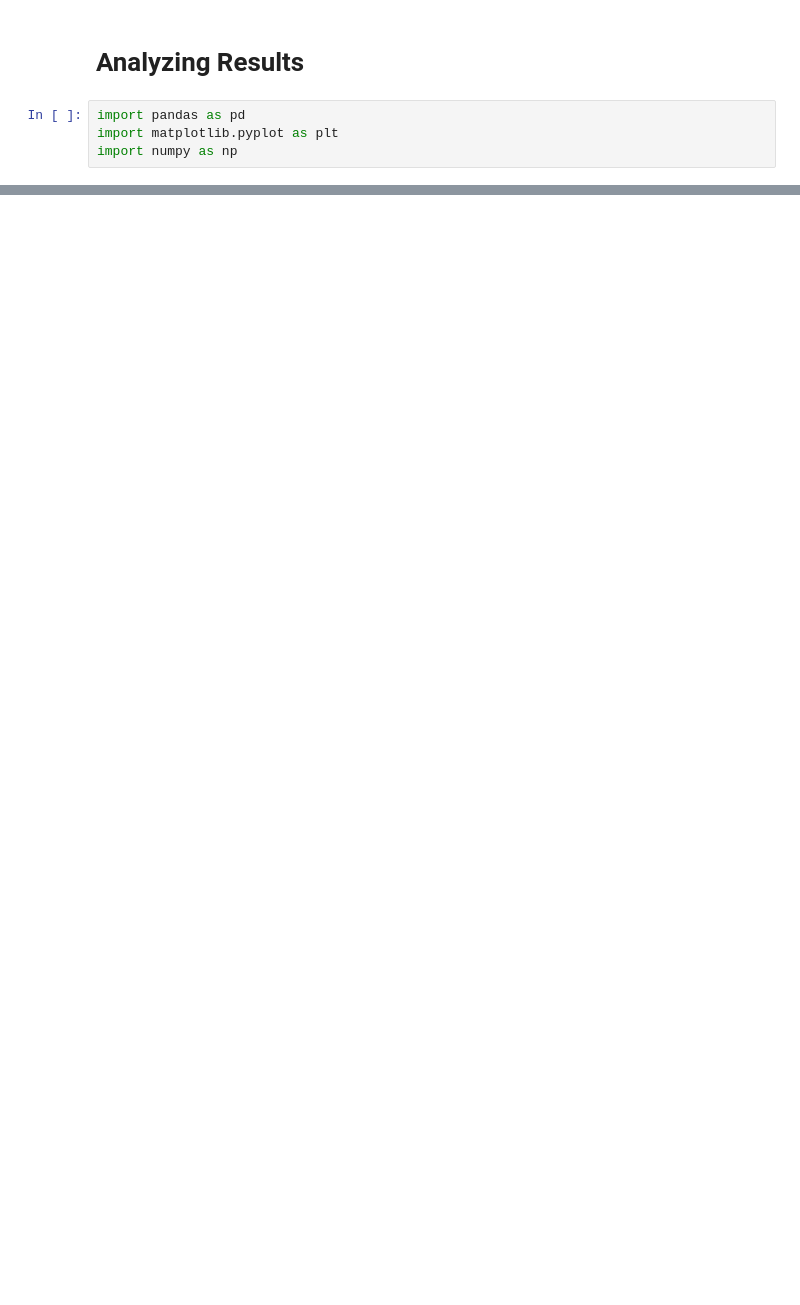
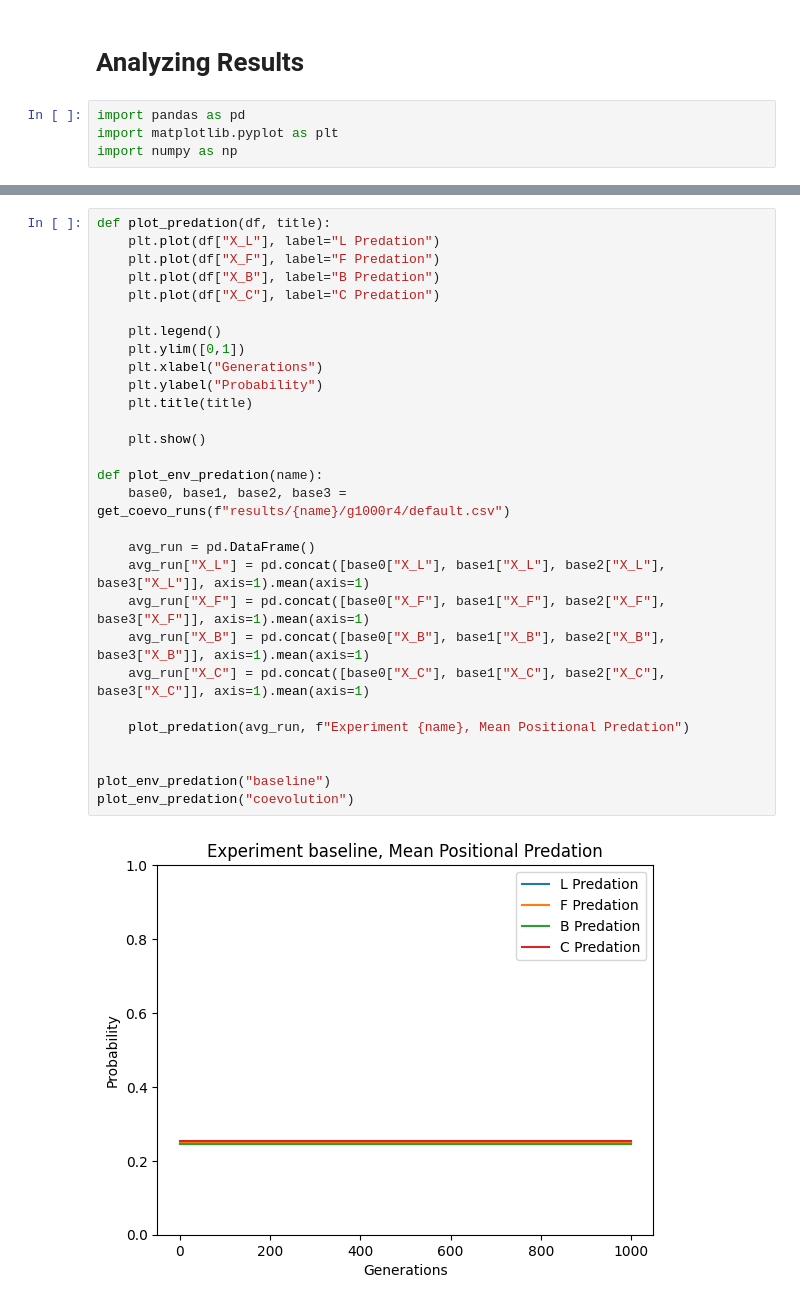
Before and after one commit to Maxuuuuuu/naco-project, a Jupyter notebook: analysis.ipynb, the cells around one changed output, grey strips where cells are left out. Cells and saved outputs as stored; diff of their text form; blank space fills up the shorter version.

```diff
--- a/analysis.ipynb
+++ b/analysis.ipynb
@@ -102,0 +132,31 @@ plot_env_cm(["1A", "1B", "2A", "2B"])
+# %%
+def plot_predation(df, title):
+    plt.plot(df["X_L"], label="L Predation")
+    plt.plot(df["X_F"], label="F Predation")
+    plt.plot(df["X_B"], label="B Predation")
+    plt.plot(df["X_C"], label="C Predation")
+
+    plt.legend()
+    plt.ylim([0,1])
+    plt.xlabel("Generations")
+    plt.ylabel("Probability")
+    plt.title(title)
+
+    plt.show()
+
+def plot_env_predation(name):
+    base0, base1, base2, base3 = get_coevo_runs(f"results/{name}/g1000r4/default.csv")
+
+    avg_run = pd.DataFrame()
+    avg_run["X_L"] = pd.concat([base0["X_L"], base1["X_L"], base2["X_L"], base3["X_L"]], axis=1).mean(axis=1)
+    avg_run["X_F"] = pd.concat([base0["X_F"], base1["X_F"], base2["X_F"], base3["X_F"]], axis=1).mean(axis=1)
+    avg_run["X_B"] = pd.concat([base0["X_B"], base1["X_B"], base2["X_B"], base3["X_B"]], axis=1).mean(axis=1)
+    avg_run["X_C"] = pd.concat([base0["X_C"], base1["X_C"], base2["X_C"], base3["X_C"]], axis=1).mean(axis=1)
+
+    plot_predation(avg_run, f"Experiment {name}, Mean Positional Predation")
+
+
+plot_env_predation("baseline")
+plot_env_predation("coevolution")
+# %% [output]
+[figure, added]
```
Also changed, not shown: parts of 10 cells of this notebook, 23 other files.
